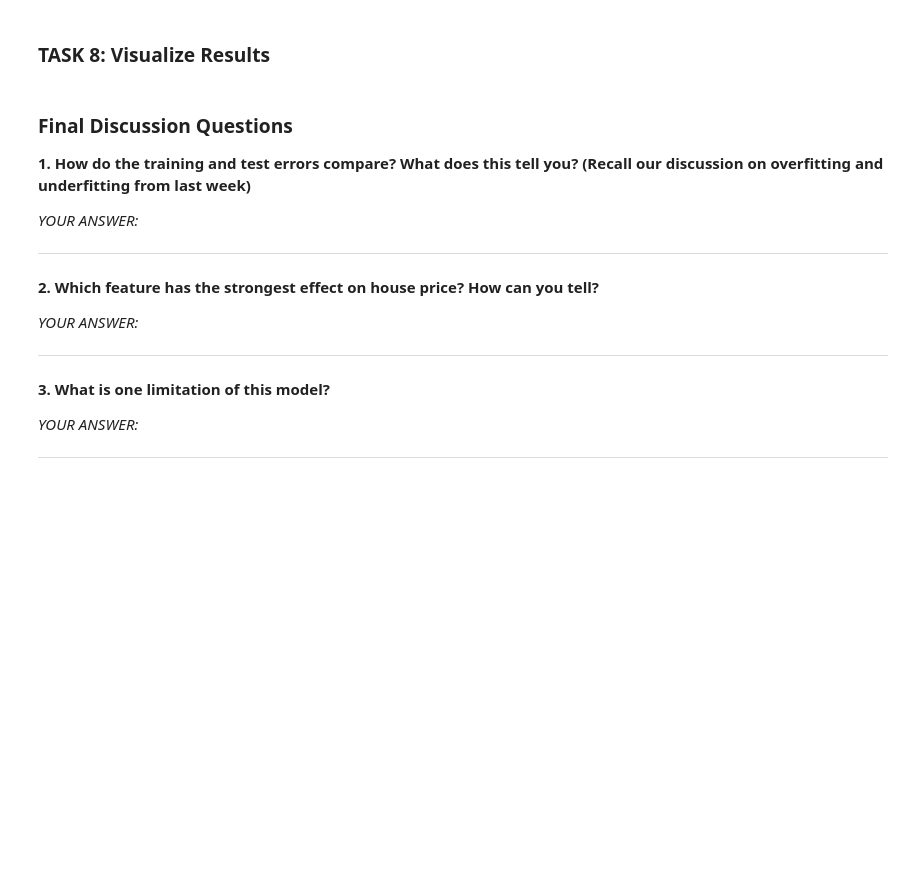
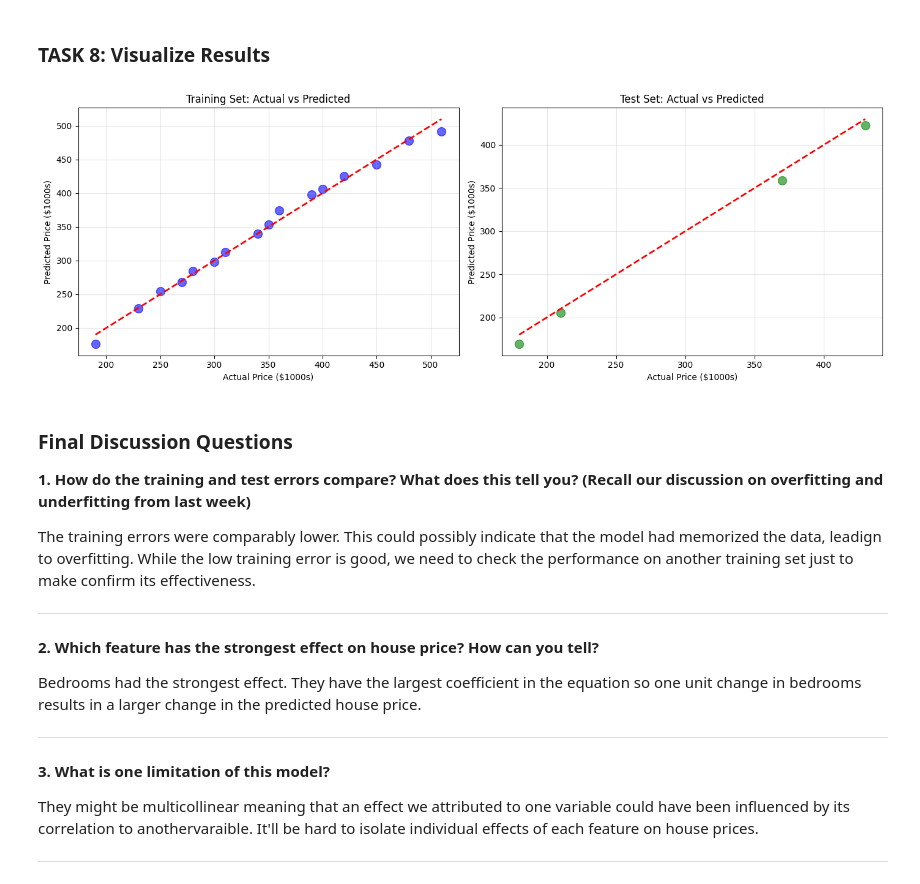
Before and after one commit to jhsieh262/jhsieh-bwsi-comp-problem-solving, a Jupyter notebook: mod5_supervised_learning/3_more_regression.ipynb, the cells around one changed output. Cells and saved outputs as stored; diff of their text form; code cells hidden in the pictures; blank space fills up the shorter version.

```diff
--- a/mod5_supervised_learning/3_more_regression.ipynb
+++ b/mod5_supervised_learning/3_more_regression.ipynb
@@ -305,31 +375,29 @@ for col in ['Size_sqft', 'Bedrooms', 'Age_years']:
  ### TASK 6: Implement Multiple Linear Regression
 # %%
 # TODO: Prepare features and target
-X_multi = # TODO: Select feature columns
-y_multi = # TODO: Select target column
+X_multi = house_df[['Size_sqft', 'Bedrooms', 'Age_years']]
+y_multi = house_df['Price_1000s']
 
 # TODO: Split into training and testing sets (80-20 split)
 # The purpose of splitting the data into a training and testing set is to save some of the data to test the model that we trained.
 # The test data set needs to be separate from the training data so we can simulate "new" situations before we put our model out in the real world.
 # Hint: There is a very helpful sklearn method you should use for this step
-X_train, X_test, y_train, y_test = # TODO
+X_train, X_test, y_train, y_test = train_test_split(X_multi, y_multi, test_size=0.2, random_state=42)
 
 # TODO: Create and train the model
-mlr_model = # TODO: Create LinearRegression object
+mlr_model = LinearRegression()  # TODO: Create LinearRegression object
 # TODO: Fit the model
-
+mlr_model.fit(X_train, y_train)
 # TODO: Make predictions
-y_train_pred = # TODO: Predictions on training set
-y_test_pred = # TODO: Predictions on test set
+y_train_pred = mlr_model.predict(X_train)  # TODO: Predictions on training set
+y_test_pred = mlr_model.predict(X_test)  # TODO: Predictions on test set
 
 # TODO: Extract coefficients
-coefficients = # TODO: Get coefficients
-intercept = # TODO: Get intercept
-
+coefficients = mlr_model.coef_  # TODO: Get coefficients
+intercept = mlr_model.intercept_  # TODO: Get intercept
 print("Model Coefficients:")
 print(f"Intercept: {intercept:.2f}")
 for i, col in enumerate(X_multi.columns):
-    print(f"{col}: ???")  # TODO: Fill in actual coefficient
-
+    print(f"{col}: {coefficients[i]:.2f}")  # TODO: Fill in actual coefficient
 print("\nModel Equation:")
-print("Price = ??? + ???*Size + ???*Bedrooms + ???*Age")  # TODO: Complete
+print(f"Price = {intercept:.2f} + {coefficients[0]:.2f}*Size + {coefficients[1]:.2f}*Bedrooms + {coefficients[2]:.2f}*Age")  # TODO: Complete
@@ -360,25 +447,27 @@ print(f"RMSE: $???k")  # TODO: Fill in
 # %%
 fig, axes = plt.subplots(1, 2, figsize=(14, 5))
 
 # Training set
 axes[0].scatter(y_train, y_train_pred, alpha=0.6, s=100, color='blue')
 axes[0].plot([y_train.min(), y_train.max()], [y_train.min(), y_train.max()], 'r--', lw=2)
 axes[0].set_xlabel('Actual Price ($1000s)')
 axes[0].set_ylabel('Predicted Price ($1000s)')
 axes[0].set_title('Training Set: Actual vs Predicted')
 axes[0].grid(True, alpha=0.3)
 
 # Testing set
 # TODO: Complete the test set plot
-axes[1].scatter(# TODO
-axes[1].plot(# TODO
+axes[1].scatter(y_test, y_test_pred, alpha=0.6, s=100, color='green')
+axes[1].plot([y_test.min(), y_test.max()], [y_test.min(), y_test.max()], 'r--', lw=2)
 axes[1].set_xlabel('Actual Price ($1000s)')
 axes[1].set_ylabel('Predicted Price ($1000s)')
 axes[1].set_title('Test Set: Actual vs Predicted')
 axes[1].grid(True, alpha=0.3)
 
 plt.tight_layout()
 plt.show()
+# %% [output]
+[figure, added]
 # %% [markdown]
  ### Final Discussion Questions
 
@@ -386,11 +475,7 @@ plt.show()
 
  **1. How do the training and test errors compare? What does this tell you? (Recall our discussion on overfitting and underfitting from last week)**
 
-
-
- *YOUR ANSWER:*
-
-
+The training errors were comparably lower. This could possibly indicate that the model had memorized the data, leadign to overfitting. While the low training error is good, we need to check the performance on another training set just to make confirm its effectiveness.
 
  ---
 
@@ -398,11 +483,7 @@ plt.show()
 
  **2. Which feature has the strongest effect on house price? How can you tell?**
 
-
-
- *YOUR ANSWER:*
-
-
+Bedrooms had the strongest effect. They have the largest coefficient in the equation so one unit change in bedrooms results in a larger change in the predicted house price.
 
  ---
 
@@ -410,10 +491,6 @@ plt.show()
 
  **3. What is one limitation of this model?**
 
-
-
- *YOUR ANSWER:*
-
-
+They might be multicollinear meaning that an effect we attributed to one variable could have been influenced by its correlation to anothervaraible. It'll be hard to isolate individual effects of each feature on house prices.
 
  ---
```
Also changed, not shown: parts of 12 cells of this notebook.
